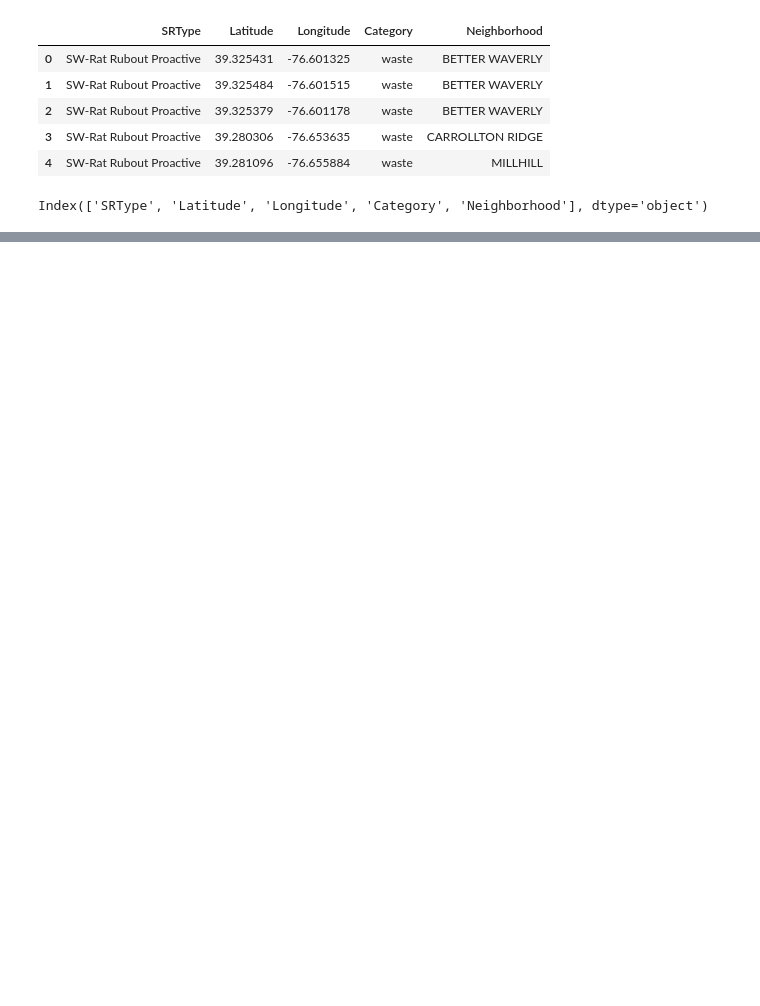
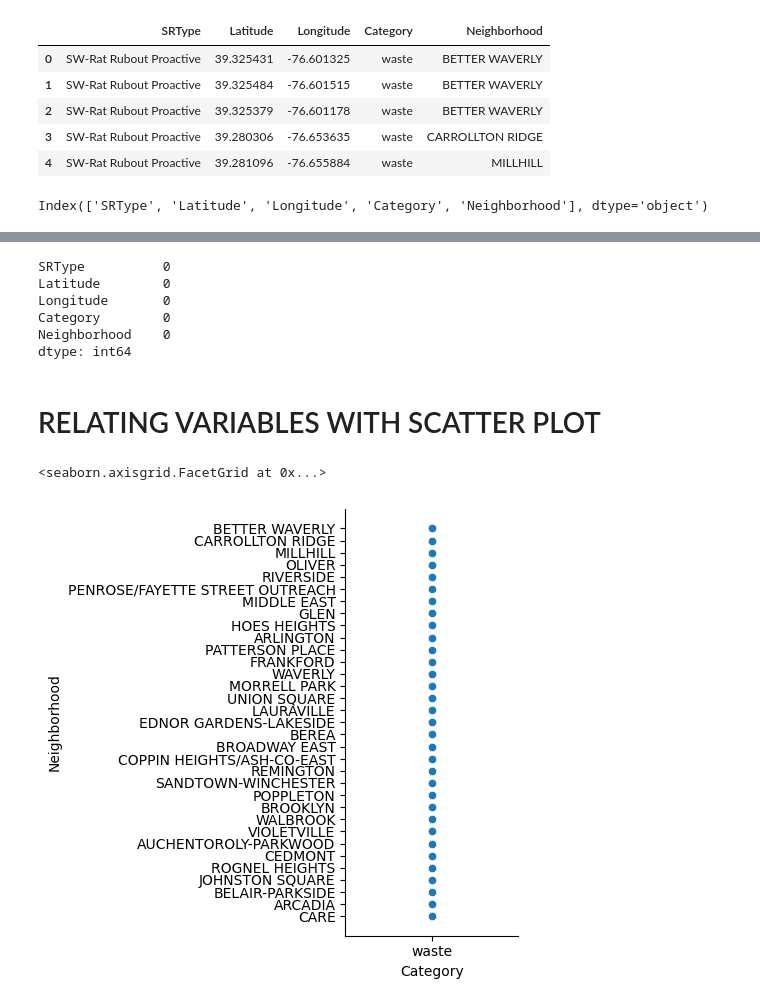
Before and after one commit to LeuleY/CovidDataset, a Jupyter notebook: Untitled.ipynb, the cells around one changed output, grey strips where cells are left out. Saved outputs shown, nothing was run; the diff lists cells and outputs as text; code cells hidden in the pictures; blank space fills up the shorter version.

Commit message:
plotting functionality

```diff
--- a/Untitled.ipynb
+++ b/Untitled.ipynb
@@ -20,0 +43,18 @@ Index(['SRType', 'Latitude', 'Longitude', 'Category', 'Neighborhood'], dtype='ob
+# %%
+data.isnull().sum()
+# %% [output]
+SRType          0
+Latitude        0
+Longitude       0
+Category        0
+Neighborhood    0
+dtype: int64
+# %%
+subset_data = data.head(500)
+# %% [markdown]
+# RELATING VARIABLES WITH SCATTER PLOT
+# %%
+sns.relplot(x="Category", y="Neighborhood", data=subset_data)
+# %% [output]
+<seaborn.axisgrid.FacetGrid at 0x...>
+[figure, added]
```
Also changed, not shown: parts of 3 cells of this notebook.
